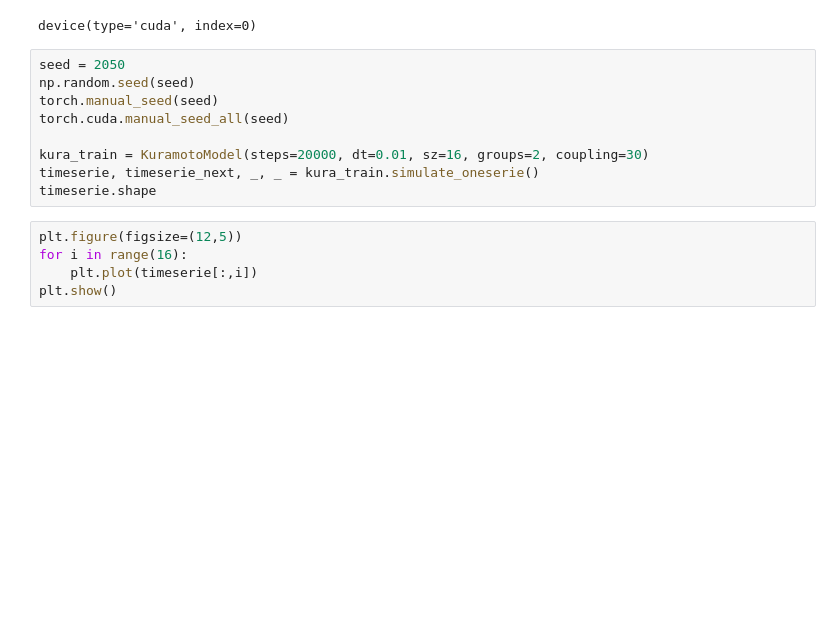
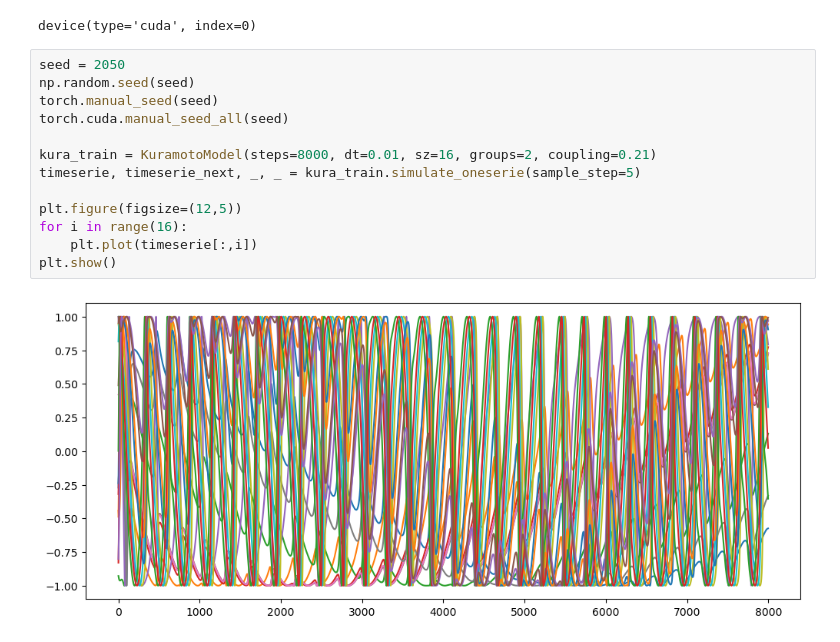
Before and after one commit to Matthew-ymz/Code-for-Finding-emergence-in-data-, a Jupyter notebook: exp/rnis/kuramoto_exp.ipynb, the cells around one changed output. Drawn from its saved outputs; the diff is of its cells as text; blank space fills up the shorter version.

```diff
--- a/exp/rnis/kuramoto_exp.ipynb
+++ b/exp/rnis/kuramoto_exp.ipynb
@@ -29,14 +29,15 @@ device(type='cuda', index=0)
 # %%
 seed = 2050
 np.random.seed(seed)
 torch.manual_seed(seed)
 torch.cuda.manual_seed_all(seed)
 
-kura_train = KuramotoModel(steps=20000, dt=0.01, sz=16, groups=2, coupling=30)
-timeserie, timeserie_next, _, _ = kura_train.simulate_oneserie()
-timeserie.shape
+kura_train = KuramotoModel(steps=8000, dt=0.01, sz=16, groups=2, coupling=0.21)
+timeserie, timeserie_next, _, _ = kura_train.simulate_oneserie(sample_step=5)
+
+plt.figure(figsize=(12,5))
+for i in range(16):
+    plt.plot(timeserie[:,i])
+plt.show()
+# %% [output]
+[figure, added]
-# %%
-plt.figure(figsize=(12,5))
-for i in range(16):
-    plt.plot(timeserie[:,i])
-plt.show()
```
Also changed, not shown: parts of 16 cells of this notebook, 4 other files.
